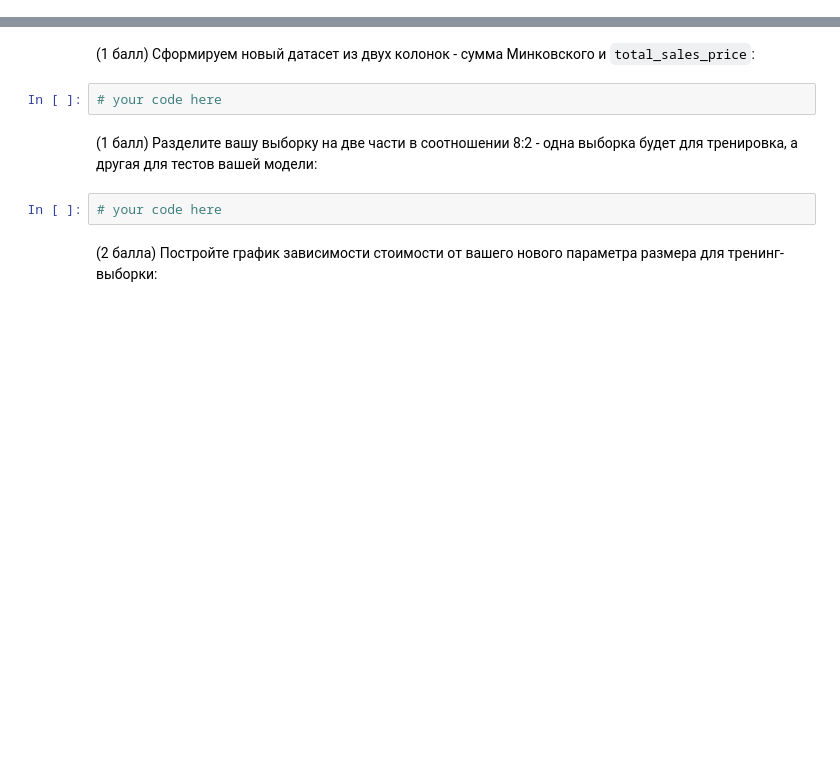
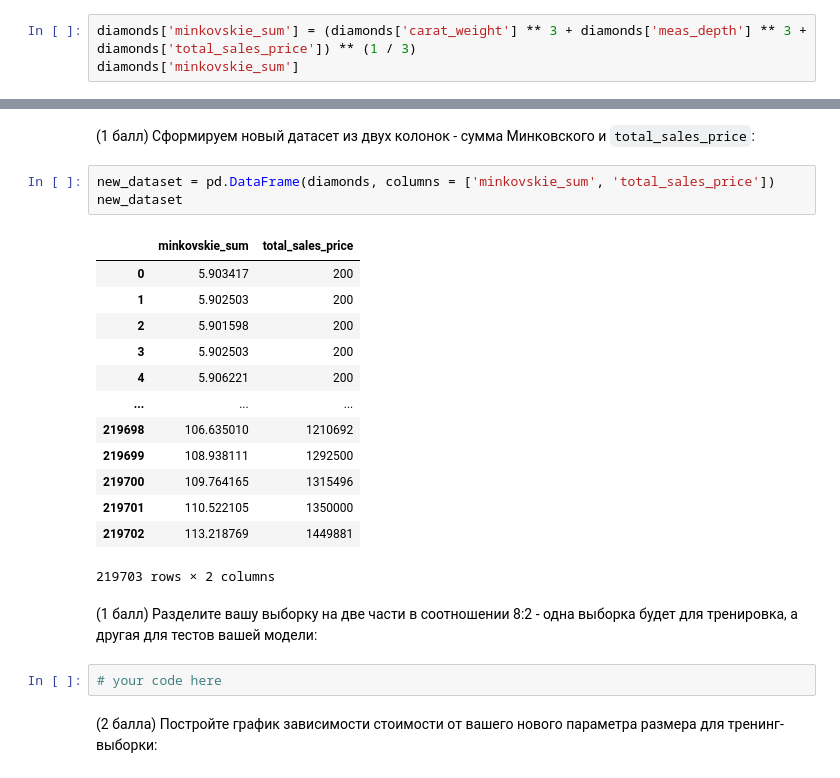
Before and after one commit to mrkustik1985/python, a Jupyter notebook: lab_work.ipynb, the cells around one changed output, grey strips where cells are left out. Saved outputs shown, nothing was run; the diff lists cells and outputs as text; blank space fills up the shorter version.

```diff
--- a/lab_work.ipynb
+++ b/lab_work.ipynb
@@ -489,0 +516,3 @@ Name: total_sales_price, Length: 219703, dtype: int64
+# %%
+diamonds['minkovskie_sum'] = (diamonds['carat_weight'] ** 3 + diamonds['meas_depth'] ** 3 + diamonds['total_sales_price']) ** (1 / 3)
+diamonds['minkovskie_sum']
@@ -490,7 +532,22 @@ Name: total_sales_price, Length: 219703, dtype: int64
 # %% [markdown]
 (1 балл) Сформируем новый датасет из двух колонок - сумма Минковского и `total_sales_price`:
-# %%
-# your code here
+# %%
+new_dataset = pd.DataFrame(diamonds, columns = ['minkovskie_sum', 'total_sales_price'])
+new_dataset
+# %% [output]
+|  | minkovskie_sum | total_sales_price |
+| 0 | 5.903417 | 200 |
+| 1 | 5.902503 | 200 |
+| 2 | 5.901598 | 200 |
+| 3 | 5.902503 | 200 |
+| 4 | 5.906221 | 200 |
+| ... | ... | ... |
+| 219698 | 106.635010 | 1210692 |
+| 219699 | 108.938111 | 1292500 |
+| 219700 | 109.764165 | 1315496 |
+| 219701 | 110.522105 | 1350000 |
+| 219702 | 113.218769 | 1449881 |
+219703 rows × 2 columns
 # %% [markdown]
 (1 балл) Разделите вашу выборку на две части в соотношении 8:2 - одна выборка будет для тренировка, а другая для тестов вашей модели:
 # %%
```
Also changed, not shown: parts of 6 cells of this notebook.
